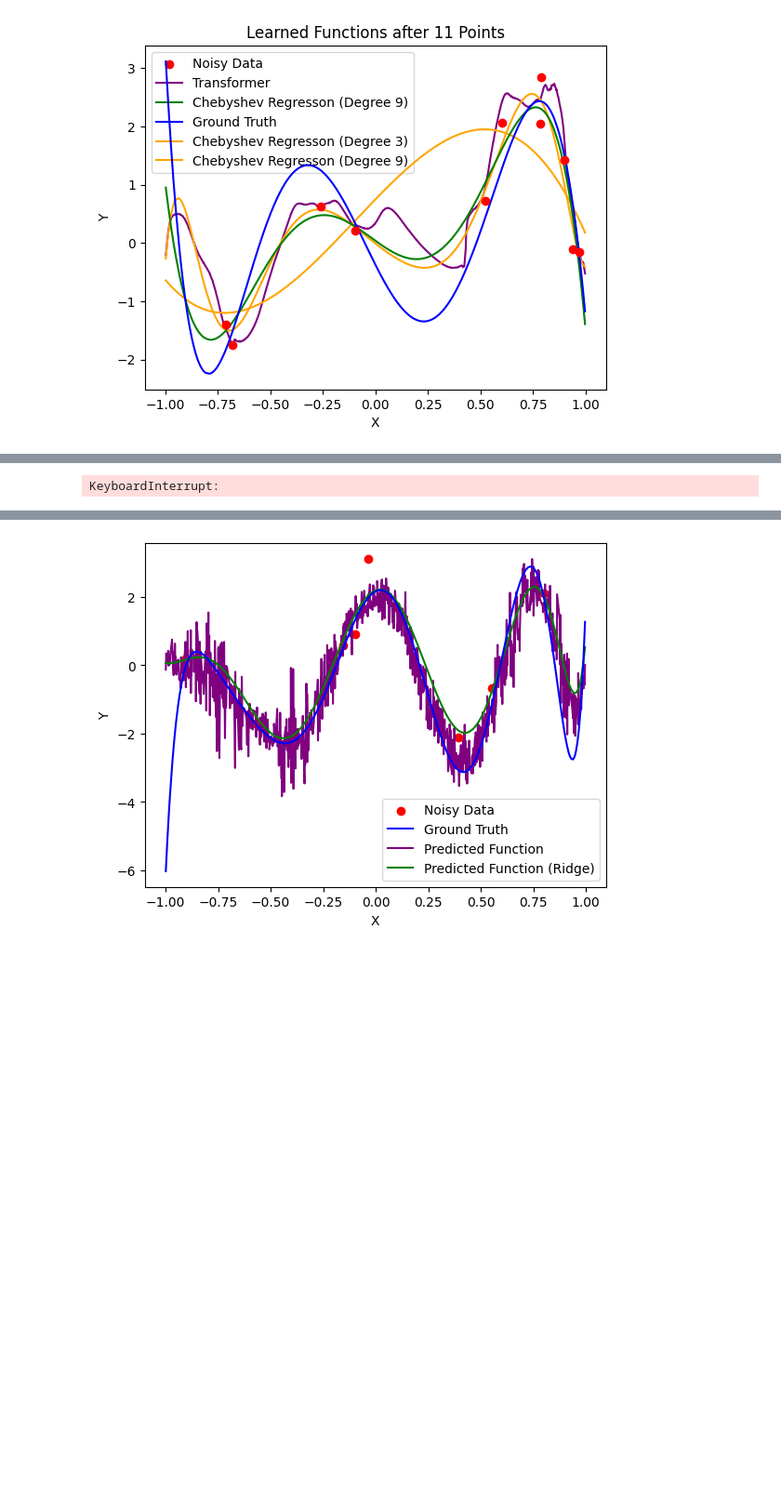
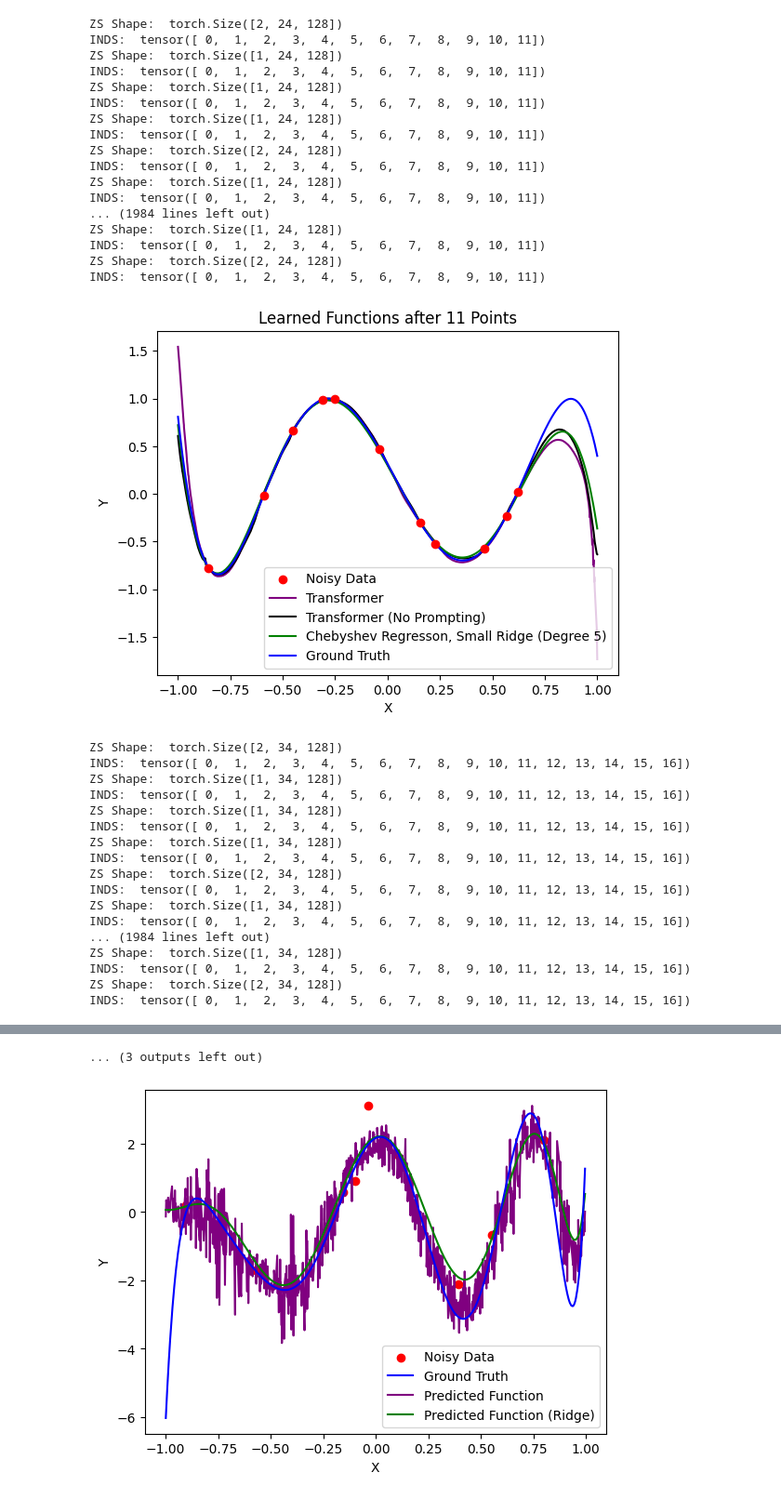
Before and after one commit to wilcoxsonm21/CS182Project, a Jupyter notebook: src/graph_polynomial.ipynb, the cells around one changed output, grey strips where cells are left out. Shown at 93% size. Saved outputs shown, nothing was run; the diff lists cells and outputs as text; code cells hidden in the pictures; blank space fills up the shorter version.

Commit message:
analysis of soft prompt, hard prompt exp in progress

```diff
--- a/src/graph_polynomial.ipynb
+++ b/src/graph_polynomial.ipynb
@@ -8,44 +8,55 @@ import os
 from eval import *
 # %%
 sampler = UniformSampler(n_dims=1)
-task = ChebyshevKernelLinearRegression(n_dims=1, batch_size=1, basis_dim=6, different_degrees=False, lowest_degree=9, highest_degree=9)
-run_id = "soft-prompting-test-2"  # if you train more models, replace with the run_id from the table above
+#TODO: Sampling looks a little sus, not so uniform
+#task = ChebyshevKernelLinearRegression(n_dims=1, batch_size=1, basis_dim=6, different_degrees=False, lowest_degree=9, highest_degree=9)
+task = PolynomialSharedRoots(n_dims=1, batch_size=1, basis_dim=1, degree=5)
+run_id = "soft-prompting-test-6"  # if you train more models, replace with the run_id from the table above
 run_dir = "../models"
 task_name = "soft_prompting"
+run_id_no_prompt= "small-1-11-5M-steps"
+task_name_no_prompt = "kernel_linear_regression"
 run_path = os.path.join(run_dir, task_name, run_id)
+run_path_no_prompt = os.path.join(run_dir, task_name_no_prompt, run_id_no_prompt)
 model, conf = get_model_from_run(run_path, -1)
+model_no_prompt, conf_no_prompt = get_model_from_run(run_path_no_prompt, -1)
 transformer_model = model.cuda().eval()
+transformer_model_no_prompt = model_no_prompt.cuda().eval()
 more_xs_for_graphing_truth = sampler.sample_xs(1000, 1)
 extra_indices = np.argsort(more_xs_for_graphing_truth.squeeze())
 all_xs = sampler.sample_xs(40, 1)
+print("ALL XS SHAPE", all_xs)
 extra_ys = task.evaluate(more_xs_for_graphing_truth, noise=False)
 extra_ys = extra_ys.squeeze()
 extra_ys = extra_ys[extra_indices]
 all_ys = task.evaluate(all_xs, noise=False)
-model = ChebyshevKernelLeastSquaresModelWithRidge(basis_dim=6, ridge=0.5)
-model_no_ridge = ChebyshevKernelLeastSquaresModelWithRidge(basis_dim=9, ridge=0.5)
-model_low_degree = ChebyshevKernelLeastSquaresModelWithRidge(basis_dim=3, ridge=0.5)
+model = ChebyshevKernelLeastSquaresModelWithRidge(basis_dim=5, ridge=0.1)
+#model_no_ridge = ChebyshevKernelLeastSquaresModelWithRidge(basis_dim=9, ridge=0.5)
+#model_low_degree = ChebyshevKernelLeastSquaresModelWithRidge(basis_dim=3, ridge=0.5)
 for i in range(1, 41, 5):
     xs = all_xs[:,:i,:]
     ys = all_ys[:,:i]
     extra_transformer_estimated = get_imputed_ys(transformer_model, task, xs, ys, more_xs_for_graphing_truth, noise=False, smoothing=0)
+    extra_transformer_no_prompt_estimated = get_imputed_ys(transformer_model_no_prompt, task, xs, ys, more_xs_for_graphing_truth, noise=False, smoothing=0)
     extra_predicted = model.return_trained_model(xs, ys)(more_xs_for_graphing_truth)
-    no_ridge_predicted = model_no_ridge.return_trained_model(xs, ys)(more_xs_for_graphing_truth)
-    low_degree_predicted = model_low_degree.return_trained_model(xs, ys)(more_xs_for_graphing_truth)
-    low_degree_predicted = low_degree_predicted.squeeze()[extra_indices]
+    #no_ridge_predicted = model_no_ridge.return_trained_model(xs, ys)(more_xs_for_graphing_truth)
+    #low_degree_predicted = model_low_degree.return_trained_model(xs, ys)(more_xs_for_graphing_truth)
+    #low_degree_predicted = low_degree_predicted.squeeze()[extra_indices]
     extra_predicted = extra_predicted.squeeze()[extra_indices]
     extra_transformer_estimated = extra_transformer_estimated.squeeze()[extra_indices]
-    no_ridge_predicted = no_ridge_predicted.squeeze()[extra_indices]
+    extra_transformer_no_prompt_estimated = extra_transformer_no_prompt_estimated.squeeze()[extra_indices]
+    #no_ridge_predicted = no_ridge_predicted.squeeze()[extra_indices]
     graphing_x = more_xs_for_graphing_truth.squeeze()[extra_indices]
     fig = plt.figure()
     ax = fig.add_subplot(111)
     plt.title('Learned Functions after ' + str(i) + ' Points')
     ax.scatter(xs.squeeze(), ys.squeeze(), color='red', label='Noisy Data',zorder=3000)
     ax.plot(graphing_x, extra_transformer_estimated, color='purple', label='Transformer')
-    ax.plot(graphing_x, extra_predicted, color='green', label='Chebyshev Regresson (Degree 9)', zorder=1000)
+    ax.plot(graphing_x, extra_transformer_no_prompt_estimated, color='black', label='Transformer (No Prompting)')
+    ax.plot(graphing_x, extra_predicted, color='green', label='Chebyshev Regresson, Small Ridge (Degree 5)', zorder=1000)
     ax.plot(graphing_x, extra_ys, color='blue', label='Ground Truth',zorder=2000)
-    ax.plot(graphing_x, low_degree_predicted, color='orange', label='Chebyshev Regresson (Degree 3)', zorder=500)
-    ax.plot(graphing_x, no_ridge_predicted, color='orange', label='Chebyshev Regresson (Degree 9)')
+    #ax.plot(graphing_x, low_degree_predicted, color='orange', label='Chebyshev Regresson (Degree 3)', zorder=500)
+    #ax.plot(graphing_x, no_ridge_predicted, color='orange', label='Chebyshev Regresson (Degree 9)')
     ax.set_xlabel('X')
     ax.set_ylabel('Y')
     ax.legend()
@@ -60 +102,35 @@ for i in range(1, 41, 5):
+ZS Shape:  torch.Size([2, 24, 128])
+INDS:  tensor([ 0,  1,  2,  3,  4,  5,  6,  7,  8,  9, 10, 11])
+ZS Shape:  torch.Size([1, 24, 128])
+INDS:  tensor([ 0,  1,  2,  3,  4,  5,  6,  7,  8,  9, 10, 11])
+ZS Shape:  torch.Size([1, 24, 128])
+INDS:  tensor([ 0,  1,  2,  3,  4,  5,  6,  7,  8,  9, 10, 11])
+ZS Shape:  torch.Size([1, 24, 128])
+INDS:  tensor([ 0,  1,  2,  3,  4,  5,  6,  7,  8,  9, 10, 11])
+ZS Shape:  torch.Size([2, 24, 128])
+INDS:  tensor([ 0,  1,  2,  3,  4,  5,  6,  7,  8,  9, 10, 11])
+ZS Shape:  torch.Size([1, 24, 128])
+INDS:  tensor([ 0,  1,  2,  3,  4,  5,  6,  7,  8,  9, 10, 11])
+... (1984 lines left out)
+ZS Shape:  torch.Size([1, 24, 128])
+INDS:  tensor([ 0,  1,  2,  3,  4,  5,  6,  7,  8,  9, 10, 11])
+ZS Shape:  torch.Size([2, 24, 128])
+INDS:  tensor([ 0,  1,  2,  3,  4,  5,  6,  7,  8,  9, 10, 11])
-[figure, old version]
+[figure, new version]
+ZS Shape:  torch.Size([2, 34, 128])
+INDS:  tensor([ 0,  1,  2,  3,  4,  5,  6,  7,  8,  9, 10, 11, 12, 13, 14, 15, 16])
+ZS Shape:  torch.Size([1, 34, 128])
+INDS:  tensor([ 0,  1,  2,  3,  4,  5,  6,  7,  8,  9, 10, 11, 12, 13, 14, 15, 16])
+ZS Shape:  torch.Size([1, 34, 128])
+INDS:  tensor([ 0,  1,  2,  3,  4,  5,  6,  7,  8,  9, 10, 11, 12, 13, 14, 15, 16])
+ZS Shape:  torch.Size([1, 34, 128])
+INDS:  tensor([ 0,  1,  2,  3,  4,  5,  6,  7,  8,  9, 10, 11, 12, 13, 14, 15, 16])
+ZS Shape:  torch.Size([2, 34, 128])
+INDS:  tensor([ 0,  1,  2,  3,  4,  5,  6,  7,  8,  9, 10, 11, 12, 13, 14, 15, 16])
+ZS Shape:  torch.Size([1, 34, 128])
+INDS:  tensor([ 0,  1,  2,  3,  4,  5,  6,  7,  8,  9, 10, 11, 12, 13, 14, 15, 16])
+... (1984 lines left out)
+ZS Shape:  torch.Size([1, 34, 128])
+INDS:  tensor([ 0,  1,  2,  3,  4,  5,  6,  7,  8,  9, 10, 11, 12, 13, 14, 15, 16])
+ZS Shape:  torch.Size([2, 34, 128])
+INDS:  tensor([ 0,  1,  2,  3,  4,  5,  6,  7,  8,  9, 10, 11, 12, 13, 14, 15, 16])
@@ -62 +137,0 @@ for i in range(1, 41, 5):
-KeyboardInterrupt:
@@ -63,3 +174,4 @@ KeyboardInterrupt:
+... (3 outputs left out)
 # %%
 fig = plt.figure()
 ax = fig.add_subplot(111)
```
Also changed, not shown: parts of 2 cells of this notebook, 7 other files.
